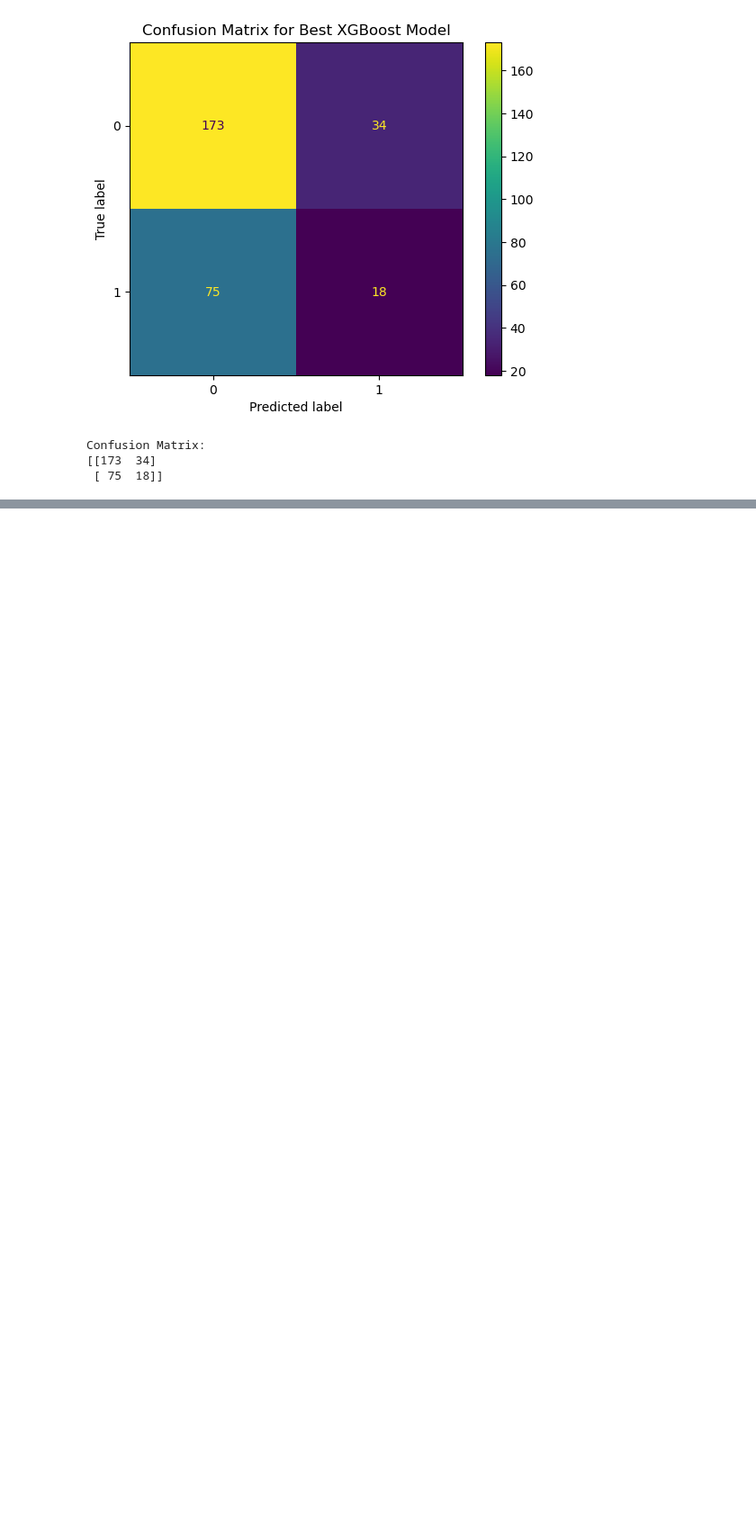
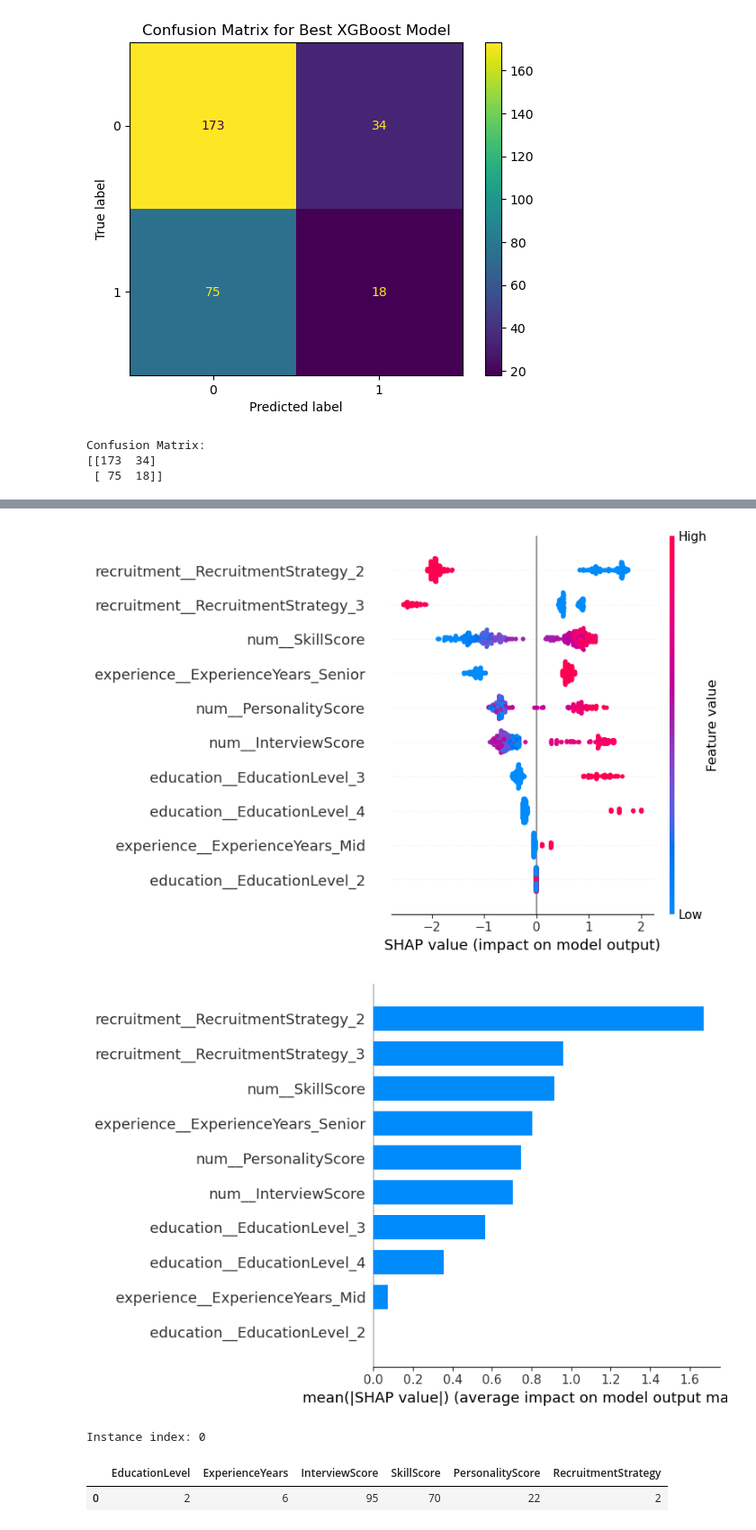
Before and after one commit to agirahmawandi/stage_3_L, a Jupyter notebook: Stage3_evaluation.ipynb, the cells around one changed output, grey strips where cells are left out. Shown: that part at 90% size. Saved outputs shown, nothing was run; the diff lists cells and outputs as text; code cells hidden in the pictures; blank space fills up the shorter version.

```diff
--- a/Stage3_evaluation.ipynb
+++ b/Stage3_evaluation.ipynb
@@ -415,0 +478,67 @@ Confusion Matrix:
+# %%
+# SHAP explainers for tree models
+import shap
+import matplotlib.pyplot as plt
+X_trans_df = pd.DataFrame(X_test_transformed, columns=feature_names, index=X_test.index)
+# 1) Try TreeExplainer (fast for tree models)
+try:
+    explainer = shap.TreeExplainer(loaded_model)          # XGBoost compatible
+    shap_values = explainer.shap_values(X_trans_df)      # may return list or array depending on shap version
+except Exception:
+    # fallback: generic Explainer (slower but more general)
+    explainer = shap.Explainer(loaded_model, X_trans_df)
+    shap_values = explainer(X_trans_df)  # returns an Explanation object
+
+# 2) Global: summary plot (bar + beeswarm)
+plt.figure(figsize=(8,6))
+try:
+    # Newer shap: shap_values is an Explanation object or array
+    shap.summary_plot(shap_values, X_trans_df, show=False)
+    plt.tight_layout()
+    plt.show()
+except Exception:
+    # If shap_values is nested list (multiclass), pick class 1 importance
+    if isinstance(shap_values, list):
+        shap.summary_plot(shap_values[1], X_trans_df, show=False)
+        plt.tight_layout()
+        plt.show()
+    else:
+        raise
+
+# 3) Global bar plot (feature importance by mean absolute SHAP)
+plt.figure(figsize=(8,6))
+try:
+    shap.summary_plot(shap_values, X_trans_df, plot_type="bar", show=False)
+    plt.tight_layout()
+    plt.show()
+except Exception:
+    if isinstance(shap_values, list):
+        shap.summary_plot(shap_values[1], X_trans_df, plot_type="bar", show=False)
+        plt.tight_layout()
+        plt.show()
+
+# 4) Local explanation for a single instance (pick index i)
+i = 0  # change to any test-row index you want to inspect (use X_test.index positions)
+row = X_trans_df.iloc[i:i+1]
+print("Instance index:", row.index[0])
+display(X_test.loc[row.index])  # show raw features (original)
+# plot local force plot or waterfall
+try:
+    # newer shap: explainer(row) returns Explanation
+    if hasattr(explainer, "__call__"):
+        local_exp = explainer(row)
+        shap.plots.waterfall(local_exp[0], show=True)
+    else:
+        shap.force_plot(explainer.expected_value, shap_values[i,:], row, matplotlib=True)
+except Exception:
+    # alternative: waterfall using values if available
+    try:
+        shap.plots._waterfall.waterfall_legacy(explainer.expected_value, shap_values[i], row.iloc[0], feature_names=feature_names)
+    except Exception as ex:
+        print("Could not render local SHAP plot:", ex)
+# %% [output]
+[figure, added]
+[figure, added]
+Instance index: 0
+|  | EducationLevel | ExperienceYears | InterviewScore | SkillScore | PersonalityScore | RecruitmentStrategy |
+| 0 | 2 | 6 | 95 | 70 | 22 | 2 |
```
Also changed, not shown: parts of 7 cells of this notebook, 1 other file.
